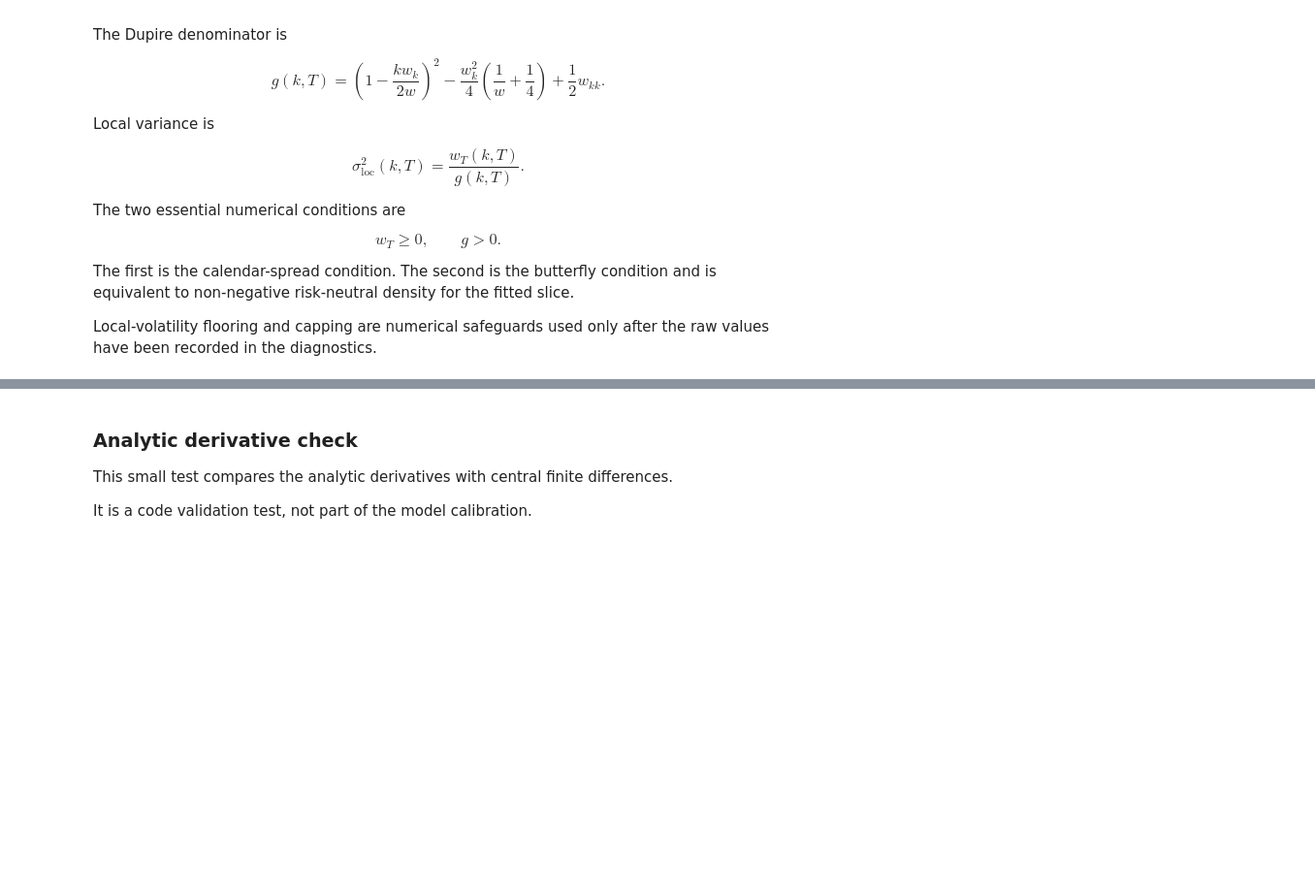
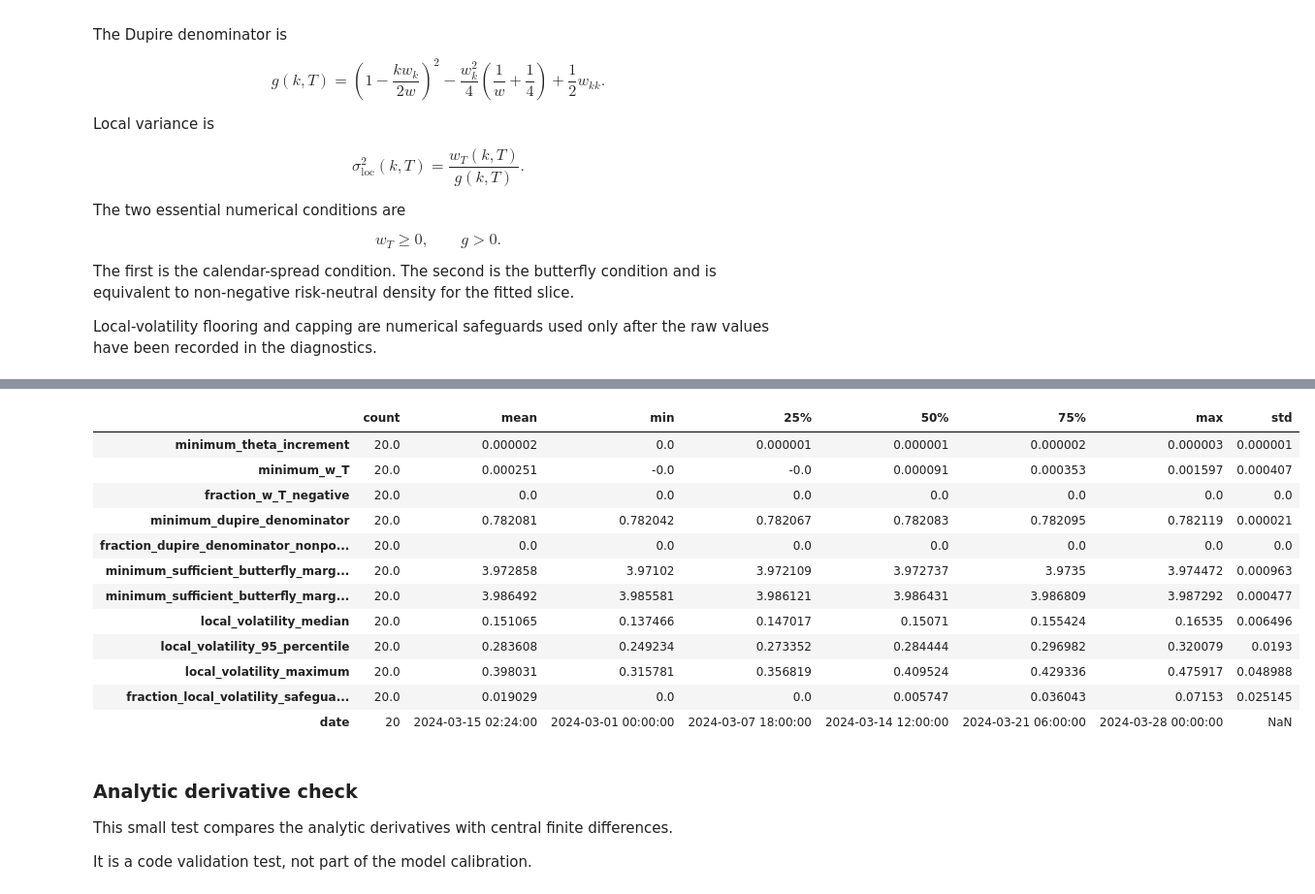
Before and after one commit to cxliuvictor/Exposition-to-NDEs, a Jupyter notebook: Codes/LV/03_Local_Volatility_SSVI_Dupire_Benchmark.ipynb, the cells around one changed output, grey strips where cells are left out. Shown at 97% size. Cells and saved outputs as stored; diff of their text form; code cells hidden in the pictures; blank space fills up the shorter version.

```diff
--- a/Codes/LV/03_Local_Volatility_SSVI_Dupire_Benchmark.ipynb
+++ b/Codes/LV/03_Local_Volatility_SSVI_Dupire_Benchmark.ipynb
@@ -76,6 +76,7 @@ from pathlib import Path
 import matplotlib.pyplot as plt
 import numpy as np
 import pandas as pd
+from tqdm.auto import tqdm
 
 from scipy.interpolate import PchipInterpolator
 from scipy.linalg import solve_banded
@@ -102,10 +103,11 @@ MAX_RELATIVE_SPREAD = 0.50
 CALIBRATE_ON_OTM_ONLY = True
 
 # Primary calibration weight:
-# inverse squared bid-ask width in total implied variance.
+# inverse squared total bid-ask implied variance width.
 WEIGHT_MODE = "bid_ask_total_variance"
 
 # The raw weights are normalised within each date and capped.
+# The min ensures wide bid-ask spread quotes remain numerically relevant (5% median)
 # The cap prevents a single extremely tight quote from dominating the fit.
 MIN_NORMALISED_WEIGHT = 0.05
 MAX_NORMALISED_WEIGHT = 20.0
@@ -128,4 +130,7 @@ RANNACHER_FULL_STEPS = 2
 
 RUN_VEGA_WEIGHT_SENSITIVITY = False
 
+CACHE_FOLDER = Path("local_vol_cache")
+CACHE_FOLDER.mkdir(exist_ok=True)
+
 print("Imports and settings completed.")
@@ -1570,13 +1758,47 @@ def diagnose_one_ssvi_model(model):
 
 
 validity_rows = []
+validity_cache = (
+        CACHE_FOLDER / "ssvi_validity_diagnostics.csv"
+    )
 
-for date, model in ssvi_models.items():
-    row = diagnose_one_ssvi_model(model)
-    row["date"] = date
-    validity_rows.append(row)
+for date, model in tqdm(
+    ssvi_models.items(),
+    total=len(ssvi_models),
+    desc="Running Dupire diagnostics",
+):
+
+    if validity_cache.exists():
+        print("Loading cached Dupire diagnostics.")
+
+        ssvi_validity_diagnostics = pd.read_csv(
+            validity_cache,
+            parse_dates=["date"],
+        )
+
+    else:
+        validity_rows = []
+
+        for date, model in tqdm(
+            ssvi_models.items(),
+            total=len(ssvi_models),
+            desc="Running Dupire diagnostics",
+        ):
+            row = diagnose_one_ssvi_model(model)
+            row["date"] = pd.Timestamp(date)
+            validity_rows.append(row)
+
+        ssvi_validity_diagnostics = pd.DataFrame(
+            validity_rows
+        )
+
+        ssvi_validity_diagnostics.to_csv(
+            validity_cache,
+            index=False,
+        )
 
 ssvi_validity_diagnostics = pd.DataFrame(validity_rows)
 
 print("SSVI and Dupire validity diagnostics")
 display(ssvi_validity_diagnostics.describe().T)
+# %% [output]
@@ -1583,3 +1825,16 @@ display(ssvi_validity_diagnostics.describe().T)
+|  | count | mean | min | 25% | 50% | 75% | max | std |
+| minimum_theta_increment | 20.0 | 0.000002 | 0.0 | 0.000001 | 0.000001 | 0.000002 | 0.000003 | 0.000001 |
+| minimum_w_T | 20.0 | 0.000251 | -0.0 | -0.0 | 0.000091 | 0.000353 | 0.001597 | 0.000407 |
+| fraction_w_T_negative | 20.0 | 0.0 | 0.0 | 0.0 | 0.0 | 0.0 | 0.0 | 0.0 |
+| minimum_dupire_denominator | 20.0 | 0.782081 | 0.782042 | 0.782067 | 0.782083 | 0.782095 | 0.782119 | 0.000021 |
+| fraction_dupire_denominator_nonpo... | 20.0 | 0.0 | 0.0 | 0.0 | 0.0 | 0.0 | 0.0 | 0.0 |
+| minimum_sufficient_butterfly_marg... | 20.0 | 3.972858 | 3.97102 | 3.972109 | 3.972737 | 3.9735 | 3.974472 | 0.000963 |
+| minimum_sufficient_butterfly_marg... | 20.0 | 3.986492 | 3.985581 | 3.986121 | 3.986431 | 3.986809 | 3.987292 | 0.000477 |
+| local_volatility_median | 20.0 | 0.151065 | 0.137466 | 0.147017 | 0.15071 | 0.155424 | 0.16535 | 0.006496 |
+| local_volatility_95_percentile | 20.0 | 0.283608 | 0.249234 | 0.273352 | 0.284444 | 0.296982 | 0.320079 | 0.0193 |
+| local_volatility_maximum | 20.0 | 0.398031 | 0.315781 | 0.356819 | 0.409524 | 0.429336 | 0.475917 | 0.048988 |
+| fraction_local_volatility_safegua... | 20.0 | 0.019029 | 0.0 | 0.0 | 0.005747 | 0.036043 | 0.07153 | 0.025145 |
+| date | 20 | 2024-03-15 02:24:00 | 2024-03-01 00:00:00 | 2024-03-07 18:00:00 | 2024-03-14 12:00:00 | 2024-03-21 06:00:00 | 2024-03-28 00:00:00 | NaN |
 # %% [markdown]
 ### Analytic derivative check
 
```
Also changed, not shown: parts of 23 cells of this notebook, 3 other files.
